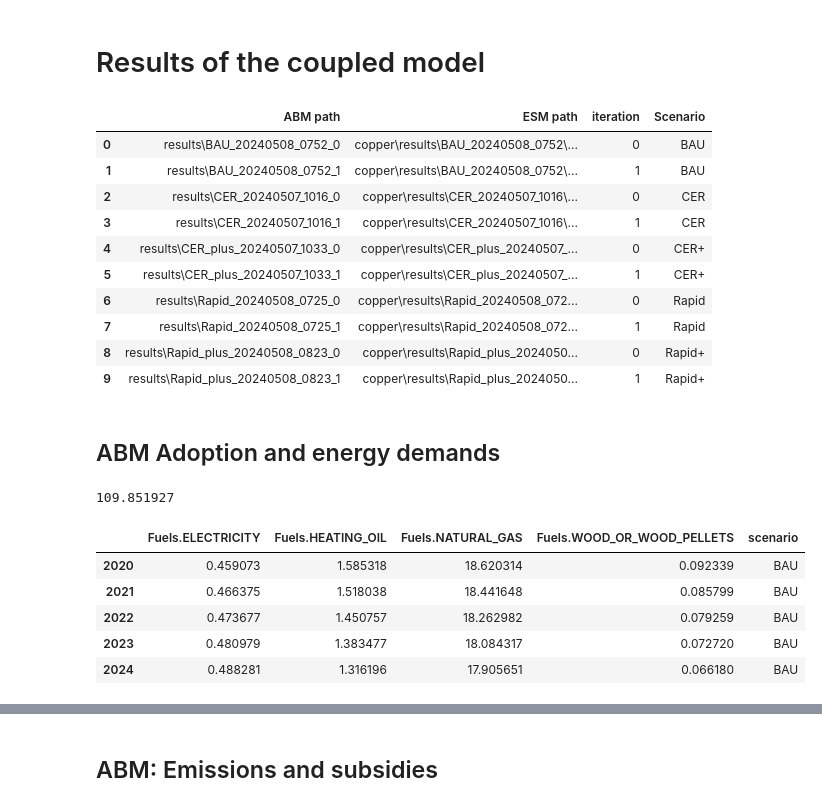
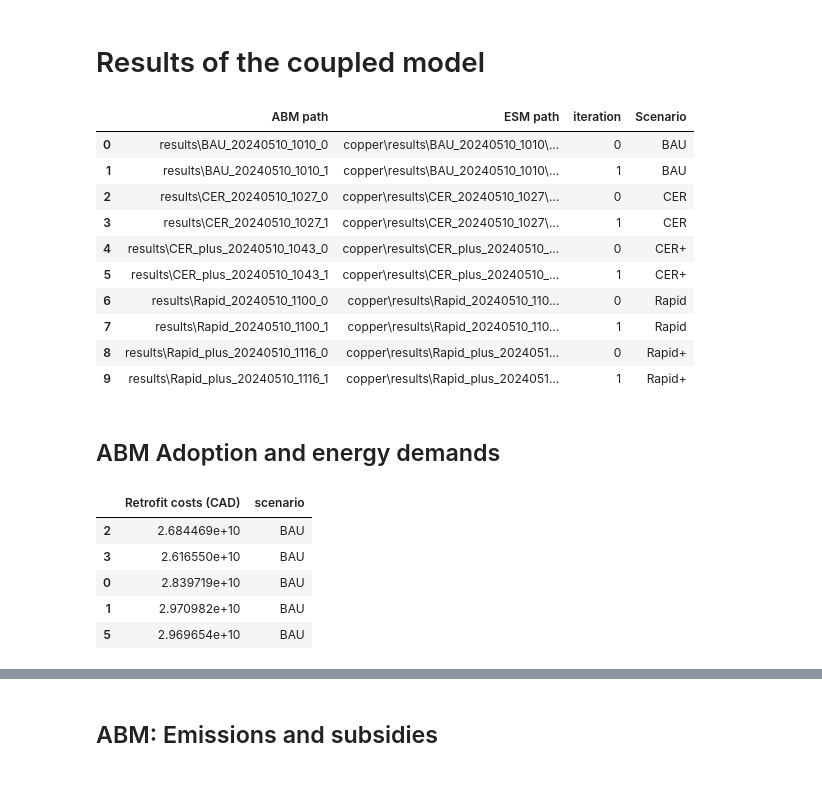
Before and after one commit to david-huck/canadopt, a Jupyter notebook: sandbox.ipynb, the cells around one changed output, grey strips where cells are left out. Cells and saved outputs as stored; diff of their text form; code cells hidden in the pictures.

Commit message:
updated results postprocessing

```diff
--- a/sandbox.ipynb
+++ b/sandbox.ipynb
@@ -116,7 +116,7 @@ def copper_result_dir(abm_result_dir: Path):
     return result_dirs[int(iteration)]
 
 abm_result_dirs = Path("results").iterdir()
-date = "202405"
+date = "20240510"
 abm_result_dirs = [d for d in abm_result_dirs if date in d.name]
 # abm_result_dirs
 result_df = pd.DataFrame(list([(d, copper_result_dir(d)) for d in sorted(abm_result_dirs)]), columns=["ABM path", "ESM path"])
@@ -131,16 +131,16 @@ result_df["Scenario"] = result_df["Scenario"] + scen_mod
 result_df
 # %% [output]
 |  | ABM path | ESM path | iteration | Scenario |
-| 0 | results\BAU_20240508_0752_0 | copper\results\BAU_20240508_0752\... | 0 | BAU |
-| 1 | results\BAU_20240508_0752_1 | copper\results\BAU_20240508_0752\... | 1 | BAU |
-| 2 | results\CER_20240507_1016_0 | copper\results\CER_20240507_1016\... | 0 | CER |
-| 3 | results\CER_20240507_1016_1 | copper\results\CER_20240507_1016\... | 1 | CER |
-| 4 | results\CER_plus_20240507_1033_0 | copper\results\CER_plus_20240507_... | 0 | CER+ |
-| 5 | results\CER_plus_20240507_1033_1 | copper\results\CER_plus_20240507_... | 1 | CER+ |
-| 6 | results\Rapid_20240508_0725_0 | copper\results\Rapid_20240508_072... | 0 | Rapid |
-| 7 | results\Rapid_20240508_0725_1 | copper\results\Rapid_20240508_072... | 1 | Rapid |
-| 8 | results\Rapid_plus_20240508_0823_0 | copper\results\Rapid_plus_2024050... | 0 | Rapid+ |
-| 9 | results\Rapid_plus_20240508_0823_1 | copper\results\Rapid_plus_2024050... | 1 | Rapid+ |
+| 0 | results\BAU_20240510_1010_0 | copper\results\BAU_20240510_1010\... | 0 | BAU |
+| 1 | results\BAU_20240510_1010_1 | copper\results\BAU_20240510_1010\... | 1 | BAU |
+| 2 | results\CER_20240510_1027_0 | copper\results\CER_20240510_1027\... | 0 | CER |
+| 3 | results\CER_20240510_1027_1 | copper\results\CER_20240510_1027\... | 1 | CER |
+| 4 | results\CER_plus_20240510_1043_0 | copper\results\CER_plus_20240510_... | 0 | CER+ |
+| 5 | results\CER_plus_20240510_1043_1 | copper\results\CER_plus_20240510_... | 1 | CER+ |
+| 6 | results\Rapid_20240510_1100_0 | copper\results\Rapid_20240510_110... | 0 | Rapid |
+| 7 | results\Rapid_20240510_1100_1 | copper\results\Rapid_20240510_110... | 1 | Rapid |
+| 8 | results\Rapid_plus_20240510_1116_0 | copper\results\Rapid_plus_2024051... | 0 | Rapid+ |
+| 9 | results\Rapid_plus_20240510_1116_1 | copper\results\Rapid_plus_2024051... | 1 | Rapid+ |
 # %%
 # # zip all the results
 # from zipfile import ZipFile, ZIP_DEFLATED
@@ -154,27 +154,19 @@ result_df
 #         for f in path.rglob("*"):
 #             zf.write(f, f)
 # %%
-from zipfile import ZipFile
-from pathlib import Path
+# from zipfile import ZipFile
+# from pathlib import Path
 
-# unzip all the results
-filenames :list[str]= []
-with ZipFile("results_240508","r") as zf:
-    file_list = zf.filelist
-    for f in file_list:
-        fn = f.filename
-        zf.extract(f,)
-        filenames.append(fn)
+# # unzip all the results
+# filenames :list[str]= []
+# with ZipFile("results_240510.zip","r") as zf:
+#     file_list = zf.filelist
+#     for f in file_list:
+#         fn = f.filename
+#         zf.extract(f,)
+#         filenames.append(fn)
 # %% [markdown]
 ## ABM Adoption and energy demands
-# %%
-retrofitted_households = (335/500)*5.169*1e6
-buildings_per_household = (1639581/(5.169*1e6))
-retrofitted_buildings = retrofitted_households* buildings_per_household
-retrofitted_households,buildings_per_household,retrofitted_buildings
-retrofitted_buildings*100000/1e9
-# %% [output]
-109.851927
 # %%
 import sys
 sys.path.insert(0,"abetam")
@@ -250,6 +289,7 @@ emission_dfs = []
 lcoh_dfs = []
 spendings_dfs = []
 retrofit_costs = []
+abm_agg_cost = []
 
 for scenario in result_df.Scenario.unique():
     # print(scenario,":", result_df.query(f"iteration==1 and Scenario=='{scenario}'"))
@@ -268,40 +308,44 @@ for scenario in result_df.Scenario.unique():
 
     emiss = abm_res.emissions()
     emiss["scenario"] = scenario
     emission_dfs.append(emiss)
 
     lcohs = pd.DataFrame.from_records(abm_res.results_df["LCOH"])
     lcohs[['year','RunId','AgentID',"Refurbished"]] = abm_res.results_df[['year','RunId','AgentID',"Refurbished"]]
     long_lcohs = lcohs.set_index(["year","RunId","AgentID","Refurbished"]).melt(ignore_index=False).reset_index().drop("AgentID", axis=1)
     long_lcohs = long_lcohs.round(2).drop_duplicates().groupby(["year","variable"]).mean().reset_index()
     long_lcohs["scenario"] = scenario
     lcoh_dfs.append(long_lcohs)
 
     adopt_df = abm_res.adoption_details_df.set_index(['RunId','AgentID','year',])
     adopt_df["req. size"] = abm_res.results_df[['RunId','AgentID','year','Required heating size']].set_index(['RunId','AgentID','year']).loc[adopt_df.index,'Required heating size']
     adopt_df["Purchase cost"] = adopt_df["purchase_price"] * adopt_df["req. size"]
     total_spendings = adopt_df.groupby(["RunId", "tech"])["Purchase cost"].sum().groupby("tech").mean().reset_index()
     total_spendings["scenario"] = scenario
     spendings_dfs.append(total_spendings)
 
+    abm_agg_annual_costs = abm_total_ann_cost(abm_res)
+    abm_agg_annual_costs["scenario"] = scenario
+    abm_agg_cost.append(abm_agg_annual_costs)
     retrofit_costs.append(get_scenario_retrofit_cost(abm_res))
 
 scenario_tech_shares = pd.concat(tech_share_dfs)
 scenario_fuel_demands = pd.concat(fuel_demands)
 scenario_emissions = pd.concat(emission_dfs)
 scenario_subsidies = pd.concat(subsidy_dfs)
 scenario_lcohs = pd.concat(lcoh_dfs)
 scenario_spendings = pd.concat(spendings_dfs)
 scenario_retrofit_costs = pd.concat(retrofit_costs)
+abm_agg_costs = pd.concat(abm_agg_cost)
 
-scenario_emissions.head()
+scenario_retrofit_costs.head()
 # %% [output]
-|  | Fuels.ELECTRICITY | Fuels.HEATING_OIL | Fuels.NATURAL_GAS | Fuels.WOOD_OR_WOOD_PELLETS | scenario |
-| 2020 | 0.459073 | 1.585318 | 18.620314 | 0.092339 | BAU |
-| 2021 | 0.466375 | 1.518038 | 18.441648 | 0.085799 | BAU |
-| 2022 | 0.473677 | 1.450757 | 18.262982 | 0.079259 | BAU |
-| 2023 | 0.480979 | 1.383477 | 18.084317 | 0.072720 | BAU |
-| 2024 | 0.488281 | 1.316196 | 17.905651 | 0.066180 | BAU |
+|  | Retrofit costs (CAD) | scenario |
+| 2 | 2.684469e+10 | BAU |
+| 3 | 2.616550e+10 | BAU |
+| 0 | 2.839719e+10 | BAU |
+| 1 | 2.970982e+10 | BAU |
+| 5 | 2.969654e+10 | BAU |
 # %%
 import plotly.express as px
 
```
Also changed, not shown: parts of 30 cells of this notebook.
